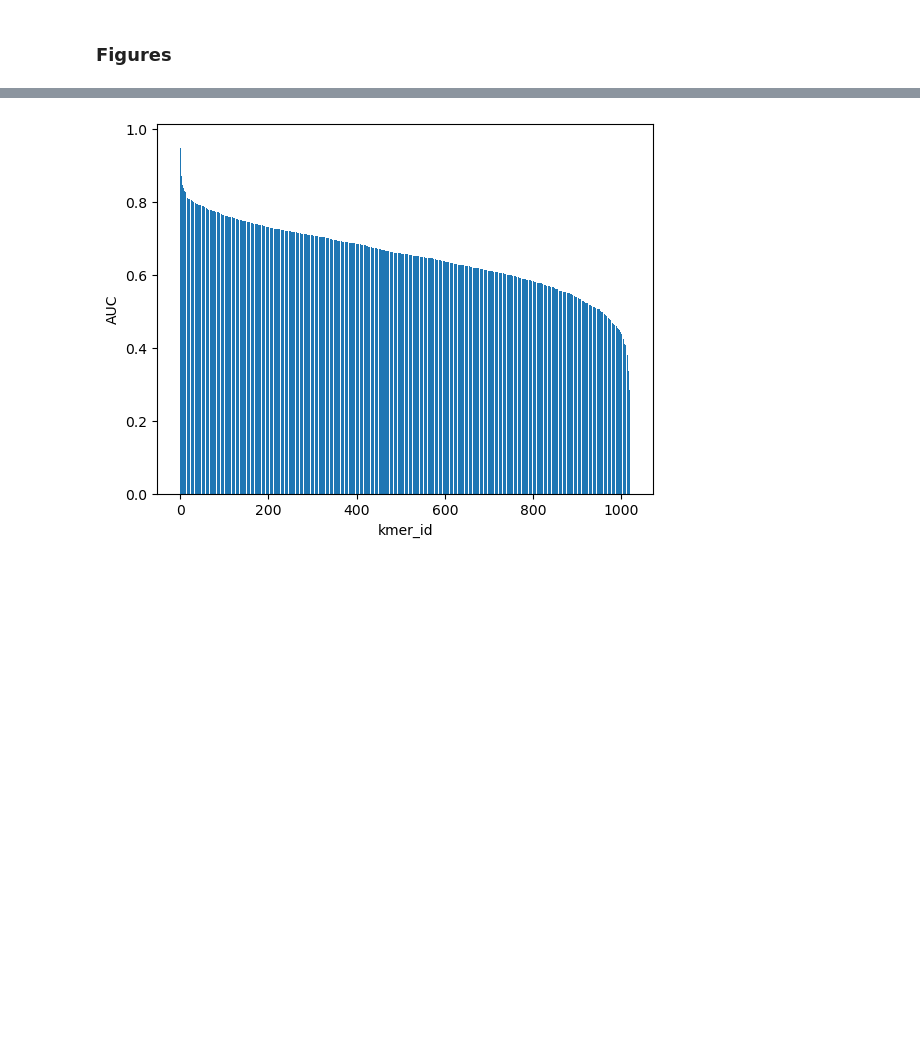
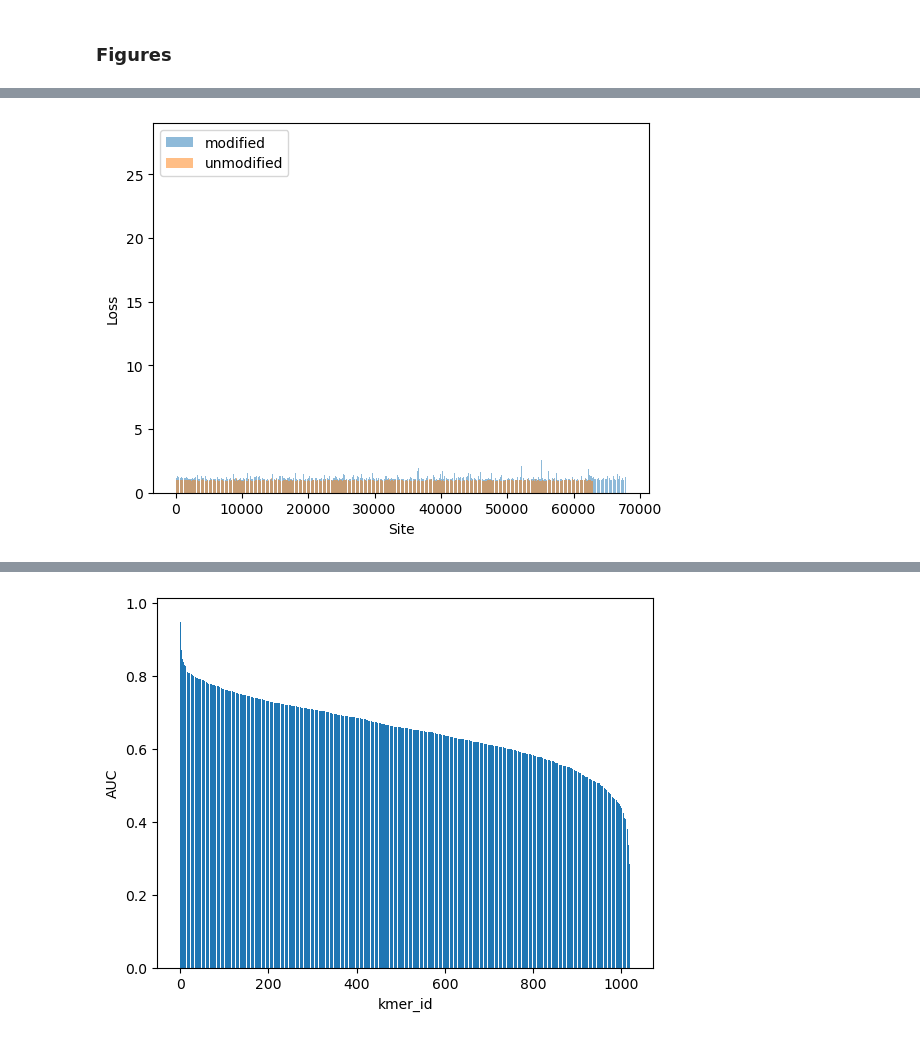
Before and after one commit to WGLab/novamod, a Jupyter notebook: training/evaluation.ipynb, the cells around one changed output, grey strips where cells are left out. Saved outputs shown, nothing was run; the diff lists cells and outputs as text; code cells hidden in the pictures; blank space fills up the shorter version.

```diff
--- a/training/evaluation.ipynb
+++ b/training/evaluation.ipynb
@@ -113,3 +244,18 @@ The precision at 0.95 recall is 0.5174
+# %%
+def plotBar(df, score_col, label_col):
+    score_site0 = df.loc[df[label_col]==0,score_col]
+    score_site1 = df.loc[df[label_col]==1,score_col]
+    plt.bar(list(range(len(score_site1))), score_site1, alpha=0.5, label='modified');
+    plt.bar(list(range(len(score_site0))), score_site0, alpha=0.5, label='unmodified');
+    plt.xlabel("Site")
+    plt.ylabel("Loss")
+    plt.legend()
+    plt.savefig("./figures/site-bar_latest.png", dpi=300)
+    plt.show()
+
+plotBar(ag, 'mean', 'labels')
+# %% [output]
+[figure, added]
 # %%
 #per k-mer evaluation
 base_map = {0: "A", 1: "C", 2: "G", 3: "T"}
```
Also changed, not shown: parts of 7 cells of this notebook, 26 other files.
